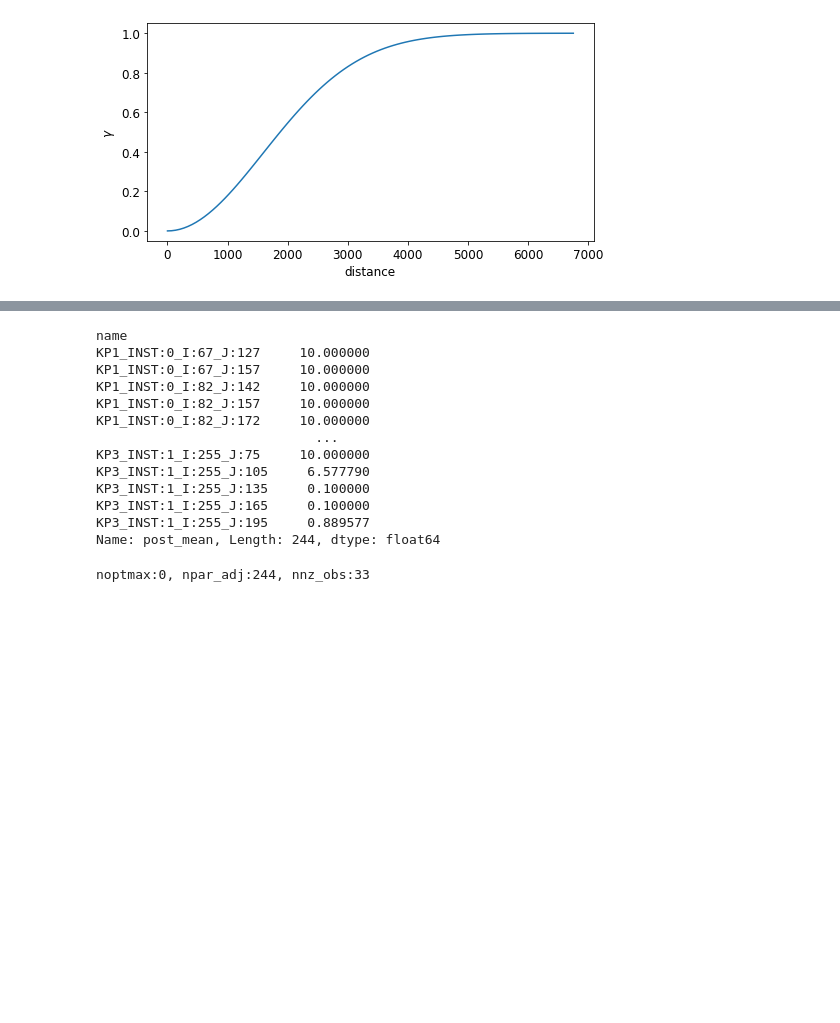
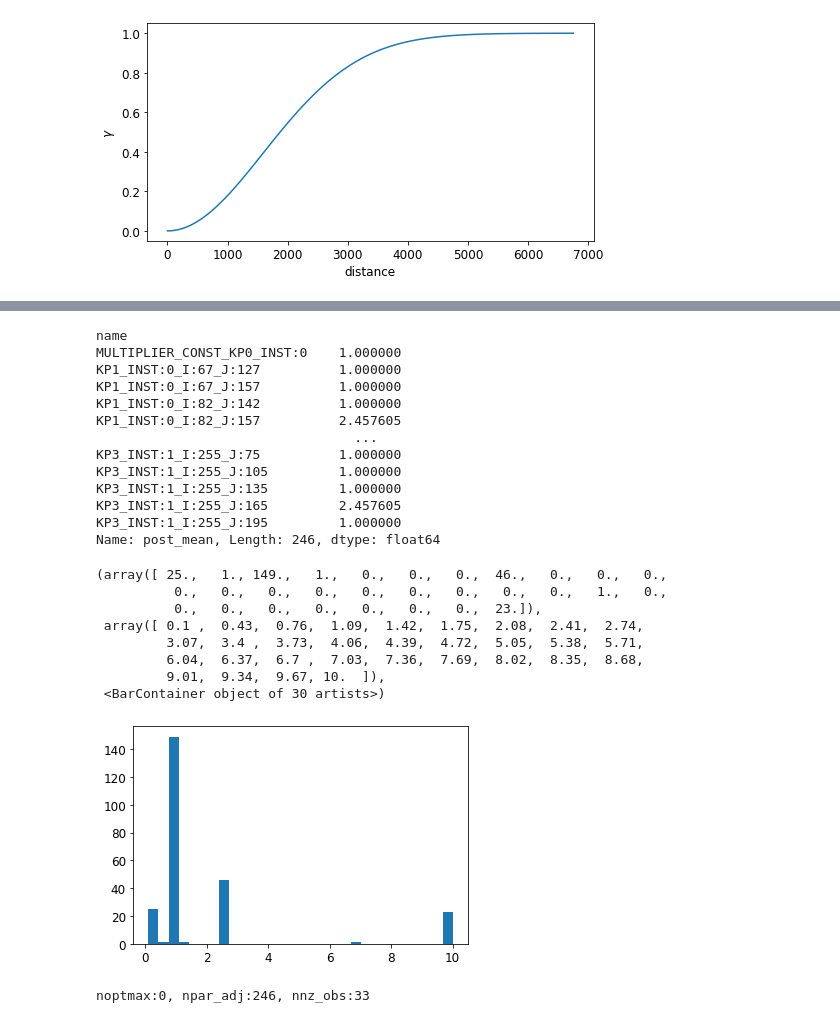
Before and after one commit to Lau397/CalibrationMF6, a Jupyter notebook: mf6pestpp.ipynb, the cells around one changed output, grey strips where cells are left out. Saved outputs shown, nothing was run; the diff lists cells and outputs as text; code cells hidden in the pictures; blank space fills up the shorter version.

```diff
--- a/mf6pestpp.ipynb
+++ b/mf6pestpp.ipynb
@@ -331,24 +328,34 @@ pst_a.plot(kind='1to1')
 # oe = pyemu.ObservationEnsemble.from_dataframe(pst=pst,df=df)
 # ax = oe.phi_vector.hist()
 # %%
-# dfp = df=pd.read_csv(os.path.join(m_d,"{}.par.usum.csv".format(case)),index_col=0)
-# 10**dfp["post_mean"]
+dfp = df=pd.read_csv(os.path.join(m_d,"{}.par.usum.csv".format(case)),index_col=0)
+10**dfp["post_mean"]
 # %% [output]
 name
-KP1_INST:0_I:67_J:127     10.000000
-KP1_INST:0_I:67_J:157     10.000000
-KP1_INST:0_I:82_J:142     10.000000
-KP1_INST:0_I:82_J:157     10.000000
-KP1_INST:0_I:82_J:172     10.000000
-                            ...
-KP3_INST:1_I:255_J:75     10.000000
-KP3_INST:1_I:255_J:105     6.577790
-KP3_INST:1_I:255_J:135     0.100000
-KP3_INST:1_I:255_J:165     0.100000
-KP3_INST:1_I:255_J:195     0.889577
-Name: post_mean, Length: 244, dtype: float64
+MULTIPLIER_CONST_KP0_INST:0    1.000000
+KP1_INST:0_I:67_J:127          1.000000
+KP1_INST:0_I:67_J:157          1.000000
+KP1_INST:0_I:82_J:142          1.000000
+KP1_INST:0_I:82_J:157          2.457605
+                                 ...
+KP3_INST:1_I:255_J:75          1.000000
+KP3_INST:1_I:255_J:105         1.000000
+KP3_INST:1_I:255_J:135         1.000000
+KP3_INST:1_I:255_J:165         2.457605
+KP3_INST:1_I:255_J:195         1.000000
+Name: post_mean, Length: 246, dtype: float64
 # %%
-# plt.hist(10**dfp["post_mean"],bins=30)
+plt.hist(10**dfp["post_mean"],bins=30)
+# %% [output]
+(array([ 25.,   1., 149.,   1.,   0.,   0.,   0.,  46.,   0.,   0.,   0.,
+          0.,   0.,   0.,   0.,   0.,   0.,   0.,   0.,   0.,   1.,   0.,
+          0.,   0.,   0.,   0.,   0.,   0.,   0.,  23.]),
+ array([ 0.1 ,  0.43,  0.76,  1.09,  1.42,  1.75,  2.08,  2.41,  2.74,
+         3.07,  3.4 ,  3.73,  4.06,  4.39,  4.72,  5.05,  5.38,  5.71,
+         6.04,  6.37,  6.7 ,  7.03,  7.36,  7.69,  8.02,  8.35,  8.68,
+         9.01,  9.34,  9.67, 10.  ]),
+ <BarContainer object of 30 artists>)
+[figure, added]
 # %%
 pst.parameter_data.parval1 = 10**dfp["post_mean"].values
 pst.control_data.noptmax = 0 # one run with optimal parameters
@@ -357,6 +364,6 @@ pst.write(os.path.join(t_d,"{}.pst".format(case)))
 
 pyemu.os_utils.run("..\pestpp-glm.exe {}".format(case),cwd=t_d)
 # %% [output]
-noptmax:0, npar_adj:244, nnz_obs:33
+noptmax:0, npar_adj:246, nnz_obs:33
 # %%
 fig,ax = plt.subplots(1,2,figsize=(15,5))
```
Also changed, not shown: parts of 16 cells of this notebook, 15 other files.
